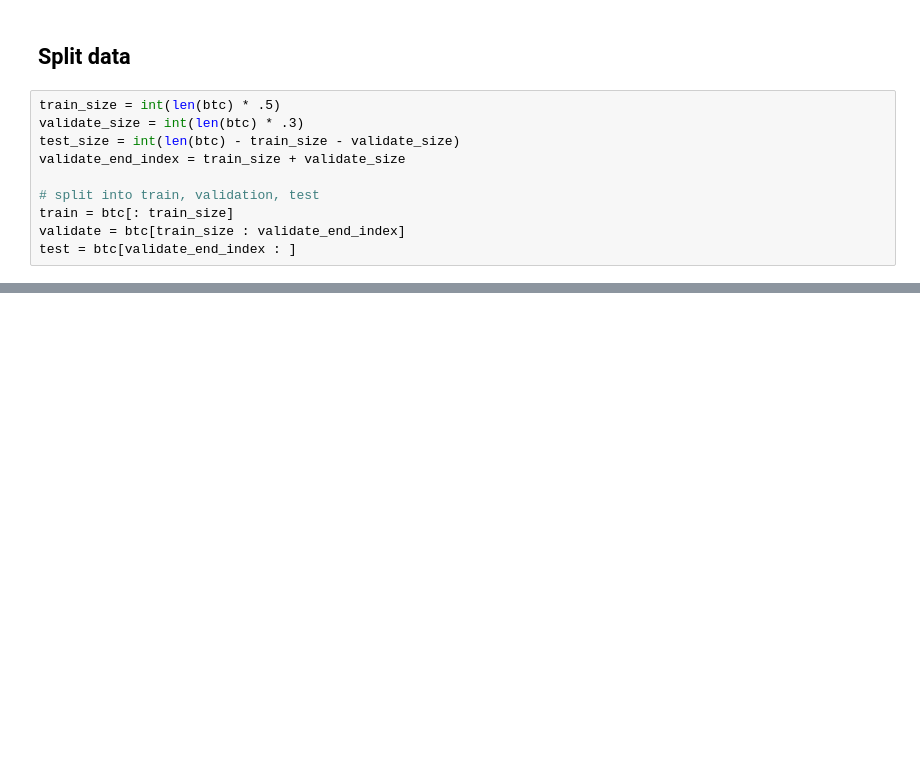
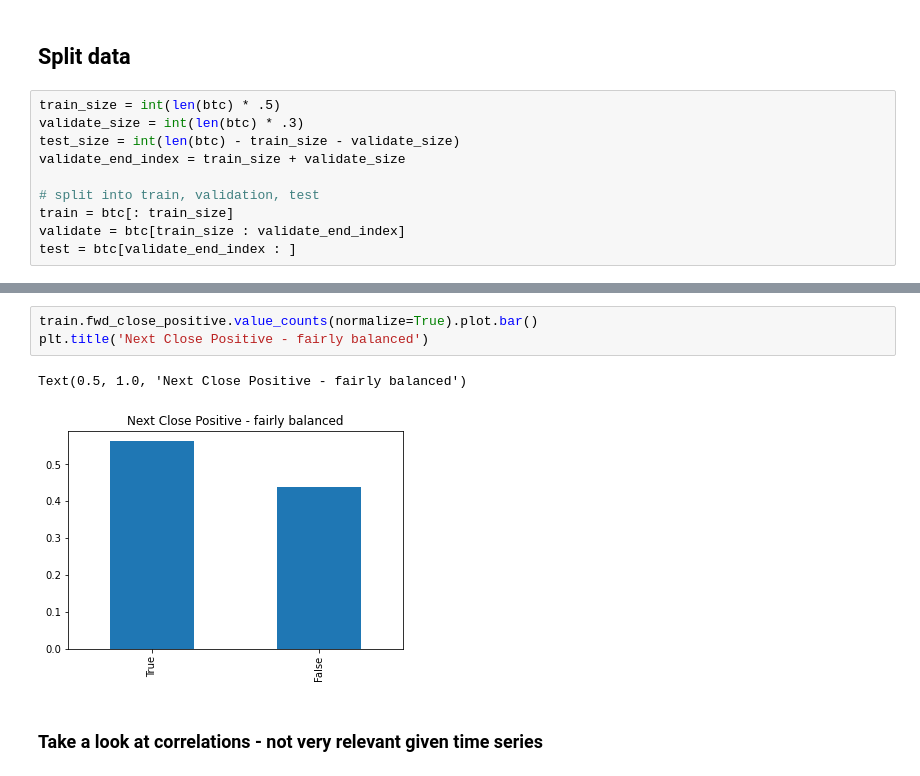
Before and after one commit to jesse-d-marder/personal-codeup-project, a Jupyter notebook: explore.ipynb, the cells around one changed output, grey strips where cells are left out. Saved outputs shown, nothing was run; the diff lists cells and outputs as text; blank space fills up the shorter version.

```diff
--- a/explore.ipynb
+++ b/explore.ipynb
@@ -178,0 +166,8 @@ dtype: float64
+# %%
+train.fwd_close_positive.value_counts(normalize=True).plot.bar()
+plt.title('Next Close Positive - fairly balanced')
+# %% [output]
+Text(0.5, 1.0, 'Next Close Positive - fairly balanced')
+[figure, added]
+# %% [markdown]
+### Take a look at correlations - not very relevant given time series
```
Also changed, not shown: parts of 17 cells of this notebook, 1 other file.
